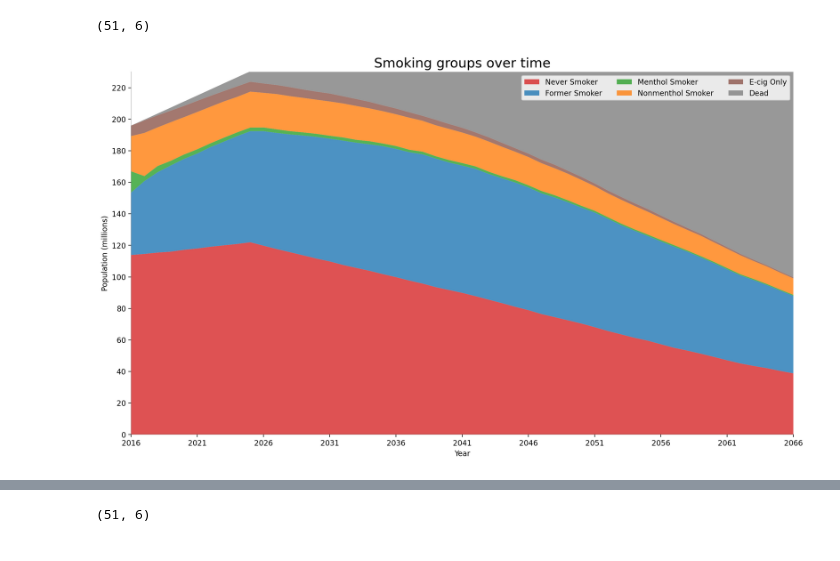
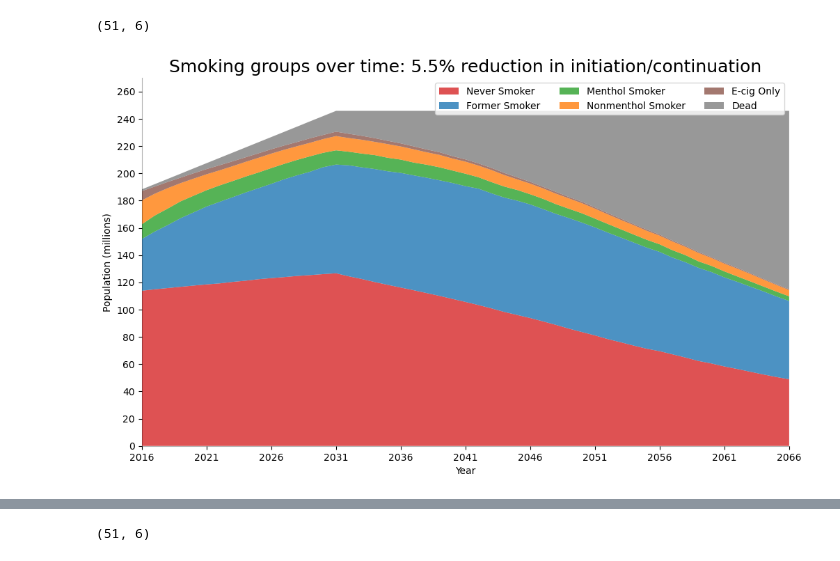
Before and after one commit to tapphughesn/menthol-model, a Jupyter notebook: mentholmodel/inspect_data.ipynb, the cells around one changed output, grey strips where cells are left out. Saved outputs shown, nothing was run; the diff lists cells and outputs as text; code cells hidden in the pictures.

```diff
--- a/mentholmodel/inspect_data.ipynb
+++ b/mentholmodel/inspect_data.ipynb
@@ -36,3 +15,7 @@ arr = np.load(data_files[-3])
+# %%
+arr2 = np.load("../../outputs/numpy_arrays/np_output_calibrated_2022-10-05_02-14-55-160843.npy")
+# arr = np.load(data_files[-3])
+arr = np.load(glob(f"../../outputs/numpy_arrays/np_output_calibrated_to_NHIS_5.5*")[0])
 # %%
 arr.shape
 # %% [output]
@@ -53,31 +36,31 @@ arr2_year_smoking_state /= 1e6
 # %%
 mycolors = ['tab:red', 'tab:blue', 'tab:green', 'tab:orange', 'tab:brown', 'tab:grey',]
 
-fig, ax = plt.subplots(1,1,figsize=(16,9), dpi=200)
+fig, ax = plt.subplots(1,1,figsize=(12,7), dpi=100)
 labels = ["Never Smoker", "Former Smoker", "Menthol Smoker", "Nonmenthol Smoker", "E-cig Only", "Dead"]
 
 x = np.arange(2016, 2016 + arr_year_smoking_state.shape[0])
 y = np.vstack([arr_year_smoking_state[:,i] for i in range(arr_year_smoking_state.shape[1])])
 
 ax = plt.gca()
 ax.stackplot(x,y,labels=labels, colors=mycolors, alpha=0.8)
 
 # for i in x:
 #     ax.axvline(x=i, c="black")
 
-ax.set_title('Smoking groups over time', fontsize=18)
-ax.set(ylim=[0, 2.3e2])
+ax.set_title('Smoking groups over time: 5.5% reduction in initiation/continuation', fontsize=18)
+ax.set(ylim=[0, 2.7e2])
 ax.legend(fontsize=10, ncol=3)
 ax.ticklabel_format(useOffset=False, style='plain')
 plt.xticks(x[::5], fontsize=10, horizontalalignment='center')
-plt.yticks(np.arange(0,2.3e2,2e1,dtype=np.int64), fontsize=10)
+plt.yticks(np.arange(0,2.7e2,2e1,dtype=np.int64), fontsize=10)
 plt.xlim(x[0], x[-1])
 plt.xlabel("Year")
 plt.ylabel("Population (millions)")
 
 plt.gca().spines["top"].set_alpha(0)
 plt.gca().spines["bottom"].set_alpha(.3)
 plt.gca().spines["right"].set_alpha(0)
 plt.gca().spines["left"].set_alpha(.3)
 # %% [output]
-[figure, old version]
+[figure, new version]
```
Also changed, not shown: parts of 9 cells of this notebook, 12 other files.
